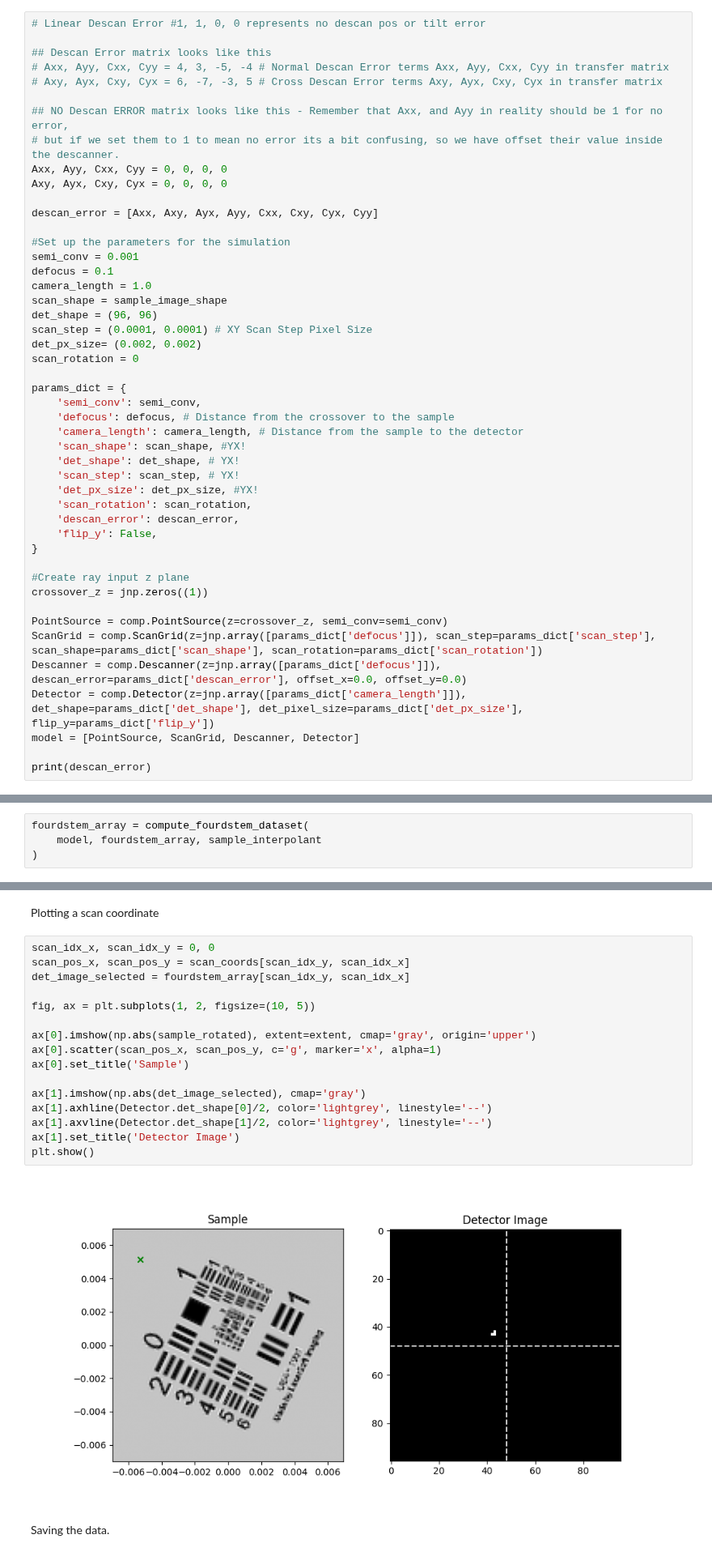
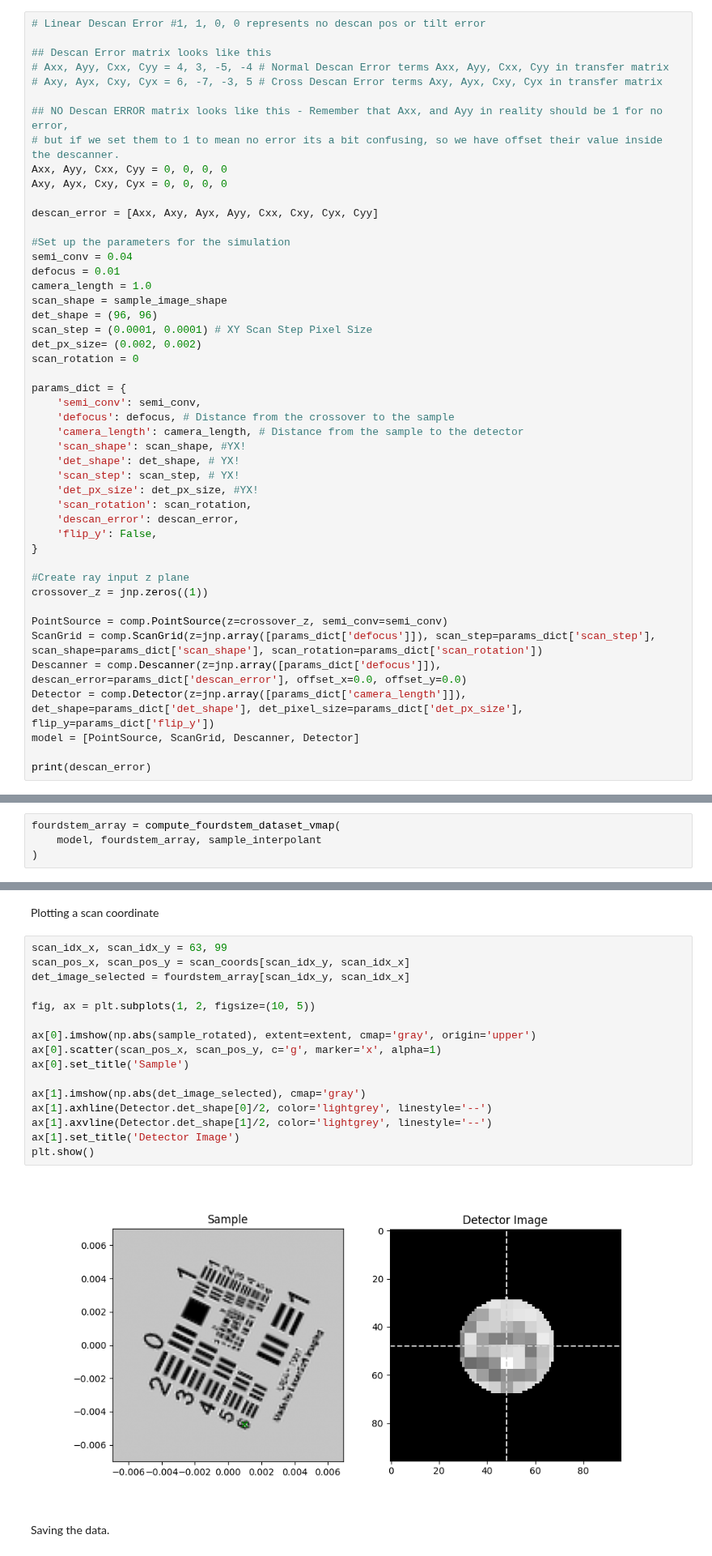
Before and after one commit to uellue/TemGymCore, a Jupyter notebook: fourdstem_example/generate.ipynb, the cells around one changed output, grey strips where cells are left out. Shown at 81% size. Saved outputs shown, nothing was run; the diff lists cells and outputs as text.

```diff
--- a/fourdstem_example/generate.ipynb
+++ b/fourdstem_example/generate.ipynb
@@ -79,8 +79,8 @@ Axy, Ayx, Cxy, Cyx = 0, 0, 0, 0
 descan_error = [Axx, Axy, Ayx, Ayy, Cxx, Cxy, Cyx, Cyy]
 
 #Set up the parameters for the simulation
-semi_conv = 0.001
-defocus = 0.1
+semi_conv = 0.04
+defocus = 0.01
 camera_length = 1.0
 scan_shape = sample_image_shape
 det_shape = (96, 96)
@@ -147,7 +147,7 @@ Generating the forward dataset:
 # %%
 fourdstem_array = jnp.zeros((ScanGrid.scan_shape[0]*ScanGrid.scan_shape[1], *Detector.det_shape), dtype=jnp.complex64)
 # %%
-fourdstem_array = compute_fourdstem_dataset(
+fourdstem_array = compute_fourdstem_dataset_vmap(
     model, fourdstem_array, sample_interpolant
 )
 # %%
@@ -155,23 +155,23 @@ fourdstem_array = fourdstem_array.reshape(ScanGrid.scan_shape[0], ScanGrid.scan_
 # %% [markdown]
 Plotting a scan coordinate
 # %%
-scan_idx_x, scan_idx_y = 0, 0
+scan_idx_x, scan_idx_y = 63, 99
 scan_pos_x, scan_pos_y = scan_coords[scan_idx_y, scan_idx_x]
 det_image_selected = fourdstem_array[scan_idx_y, scan_idx_x]
 
 fig, ax = plt.subplots(1, 2, figsize=(10, 5))
 
 ax[0].imshow(np.abs(sample_rotated), extent=extent, cmap='gray', origin='upper')
 ax[0].scatter(scan_pos_x, scan_pos_y, c='g', marker='x', alpha=1)
 ax[0].set_title('Sample')
 
 ax[1].imshow(np.abs(det_image_selected), cmap='gray')
 ax[1].axhline(Detector.det_shape[0]/2, color='lightgrey', linestyle='--')
 ax[1].axvline(Detector.det_shape[1]/2, color='lightgrey', linestyle='--')
 ax[1].set_title('Detector Image')
 plt.show()
 # %% [output]
-[figure, old version]
+[figure, new version]
 # %% [markdown]
 Saving the data.
 # %%
```
Also changed, not shown: 3 other files.
